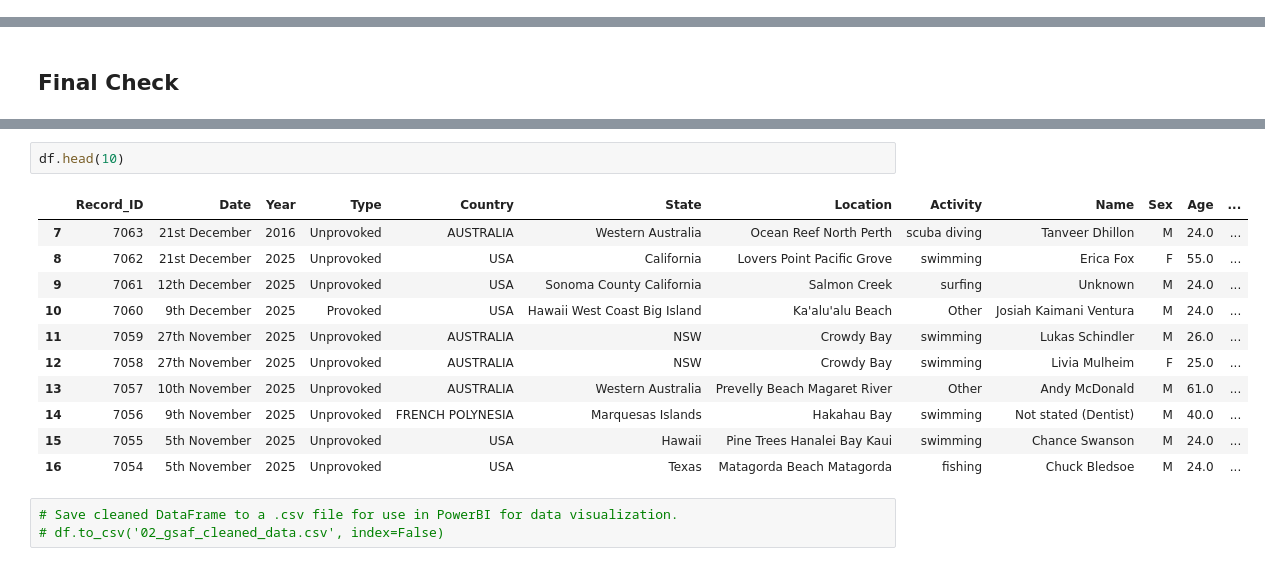
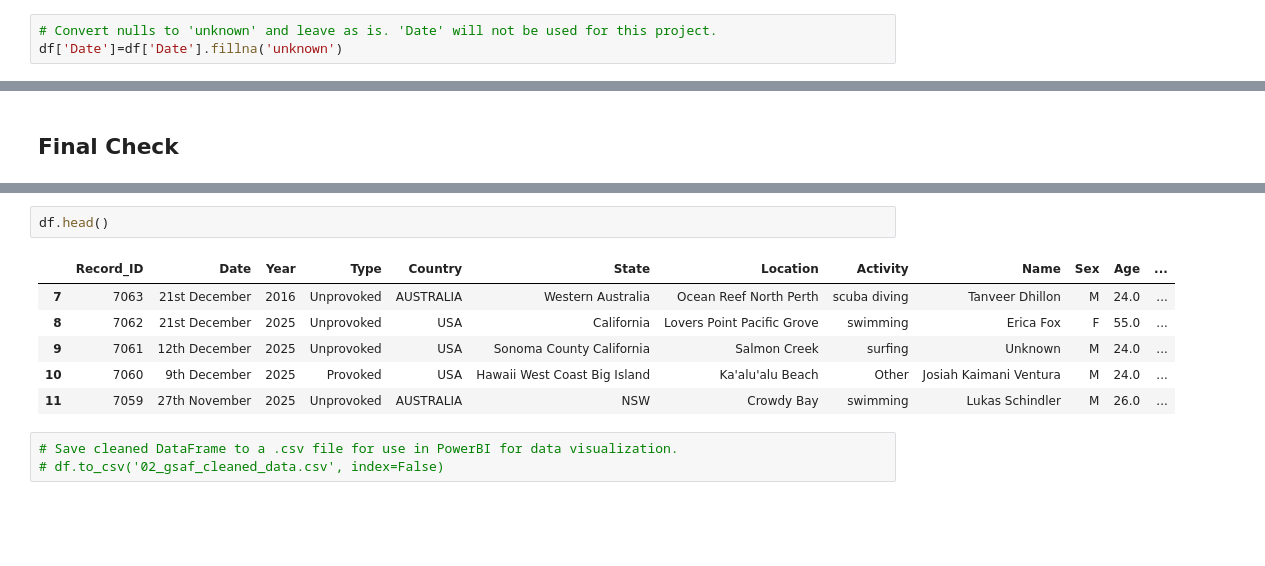
Before and after one commit to LauraMacP/Shark-Attack-Risk-Analysis, a Jupyter notebook: notebooks/01_data_cleaning_and_exploration.ipynb, the cells around one changed output, grey strips where cells are left out. Saved outputs shown, nothing was run; the diff lists cells and outputs as text; blank space fills up the shorter version.

```diff
--- a/notebooks/01_data_cleaning_and_exploration.ipynb
+++ b/notebooks/01_data_cleaning_and_exploration.ipynb
@@ -935,3 +792,6 @@ df['Injury']=df['Injury'].fillna('unknown')
+# %%
+# Convert nulls to 'unknown' and leave as is. 'Date' will not be used for this project.
+df['Date']=df['Date'].fillna('unknown')
 # %% [markdown]
 ## Time Column
 # %%
@@ -960,19 +820,14 @@ Data columns (total 16 columns):
 dtypes: float64(1), int32(1), int64(2), object(2), string(10)
 memory usage: 813.5+ KB
 # %%
-df.head(10)
+df.head()
 # %% [output]
 |  | Record_ID | Date | Year | Type | Country | State | Location | Activity | Name | Sex | Age | ... |
 | 7 | 7063 | 21st December | 2016 | Unprovoked | AUSTRALIA | Western Australia | Ocean Reef North Perth | scuba diving | Tanveer Dhillon | M | 24.0 | ... |
 | 8 | 7062 | 21st December | 2025 | Unprovoked | USA | California | Lovers Point Pacific Grove | swimming | Erica Fox | F | 55.0 | ... |
 | 9 | 7061 | 12th December | 2025 | Unprovoked | USA | Sonoma County California | Salmon Creek | surfing | Unknown | M | 24.0 | ... |
 | 10 | 7060 | 9th December | 2025 | Provoked | USA | Hawaii West Coast Big Island | Ka'alu'alu Beach | Other | Josiah Kaimani Ventura | M | 24.0 | ... |
 | 11 | 7059 | 27th November | 2025 | Unprovoked | AUSTRALIA | NSW | Crowdy Bay | swimming | Lukas Schindler | M | 26.0 | ... |
-| 12 | 7058 | 27th November | 2025 | Unprovoked | AUSTRALIA | NSW | Crowdy Bay | swimming | Livia Mulheim | F | 25.0 | ... |
-| 13 | 7057 | 10th November | 2025 | Unprovoked | AUSTRALIA | Western Australia | Prevelly Beach Magaret River | Other | Andy McDonald | M | 61.0 | ... |
-| 14 | 7056 | 9th November | 2025 | Unprovoked | FRENCH POLYNESIA | Marquesas Islands | Hakahau Bay | swimming | Not stated (Dentist) | M | 40.0 | ... |
-| 15 | 7055 | 5th November | 2025 | Unprovoked | USA | Hawaii | Pine Trees Hanalei Bay Kaui | swimming | Chance Swanson | M | 24.0 | ... |
-| 16 | 7054 | 5th November | 2025 | Unprovoked | USA | Texas | Matagorda Beach Matagorda | fishing | Chuck Bledsoe | M | 24.0 | ... |
 # %%
 # Save cleaned DataFrame to a .csv file for use in PowerBI for data visualization.
 # df.to_csv('02_gsaf_cleaned_data.csv', index=False)
```
Also changed, not shown: parts of 47 cells of this notebook.
